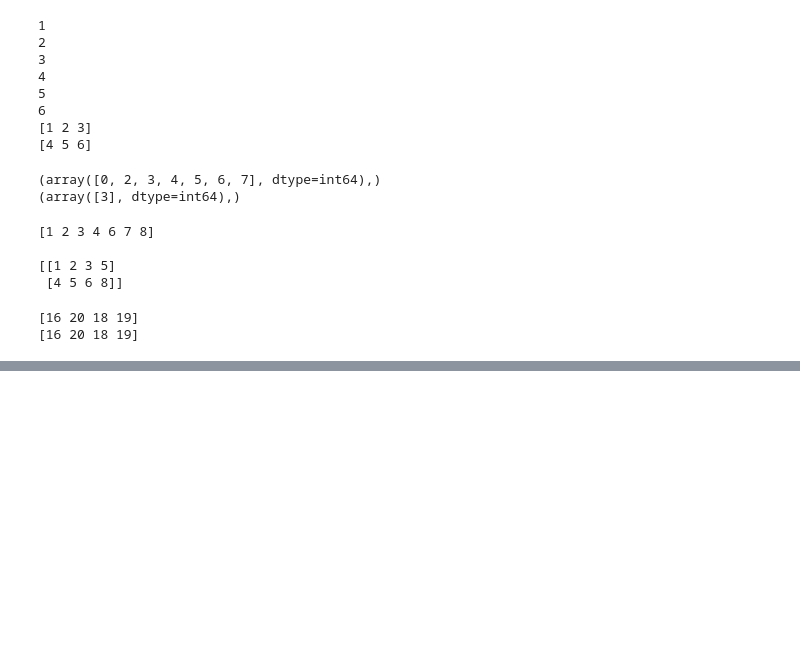
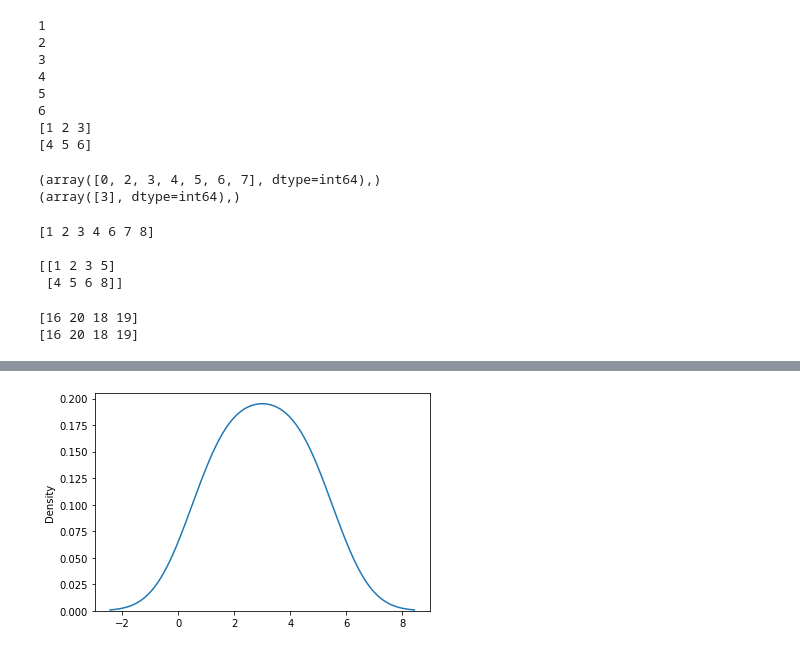
Before and after one commit to Arefe-Masnouie/python, a Jupyter notebook: numpy/numpy.ipynb, the cells around one changed output, grey strips where cells are left out. Saved outputs shown, nothing was run; the diff lists cells and outputs as text; code cells hidden in the pictures; blank space fills up the shorter version.

```diff
--- a/numpy/numpy.ipynb
+++ b/numpy/numpy.ipynb
@@ -504,0 +647,6 @@ print(filtered_array)
+# %%
+#sns distplot with kde
+sns.distplot([1, 2, 3, 4, 5], hist = False) #false is used to hide histogram
+plt.show()
+# %% [output]
+[figure, added]
```
Also changed, not shown: parts of 24 cells of this notebook.
